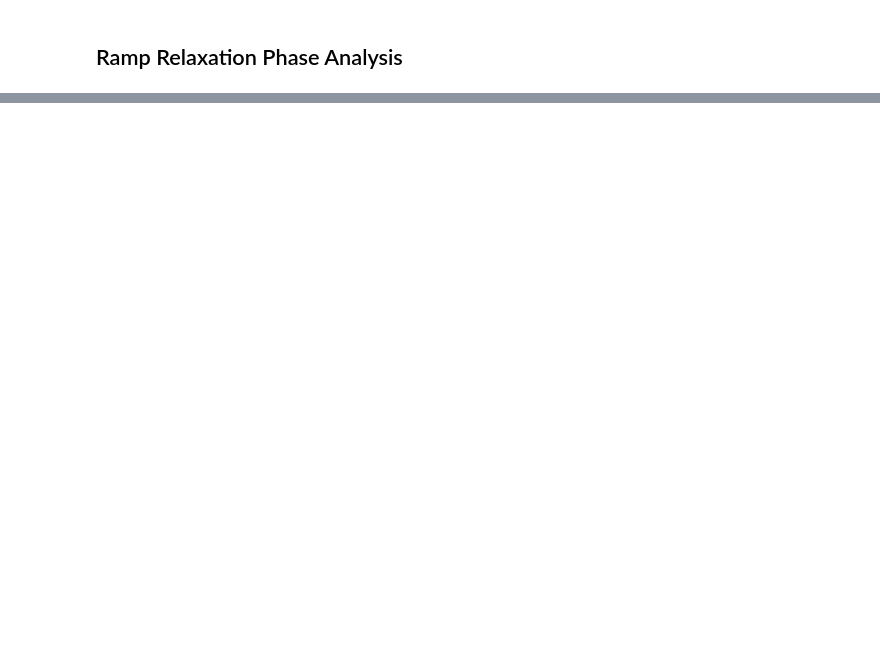
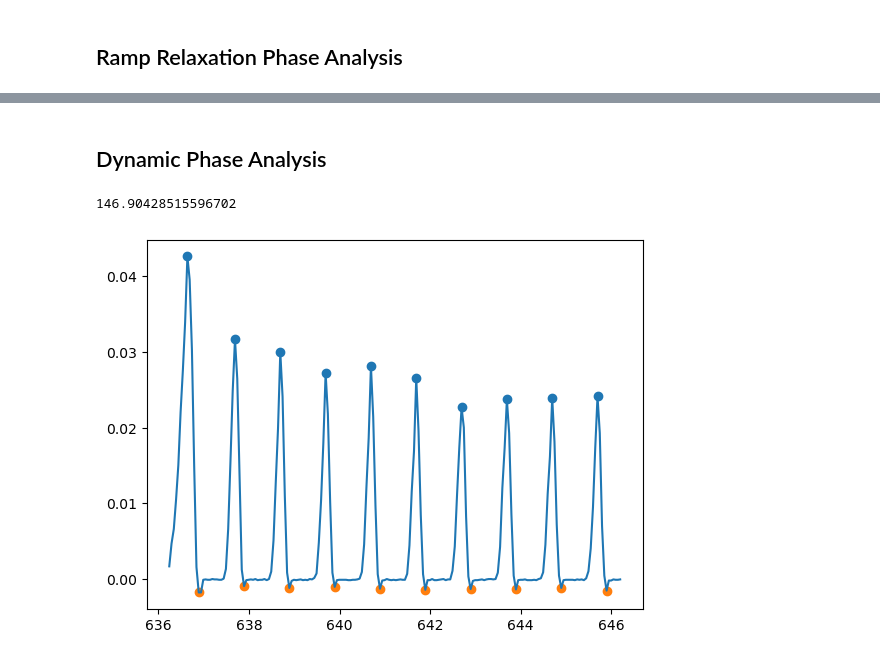
Before and after one commit to hagneeptatt/ramp-relaxation-mechanical-test-analysis, a Jupyter notebook: main_mech_test_analysis_notebook.ipynb, the cells around one changed output, grey strips where cells are left out. Cells and saved outputs as stored; diff of their text form; code cells hidden in the pictures; blank space fills up the shorter version.

```diff
--- a/main_mech_test_analysis_notebook.ipynb
+++ b/main_mech_test_analysis_notebook.ipynb
@@ -151,0 +149,25 @@ t_relax =  t_50 - t_relax_start
+# %% [markdown]
+## Dynamic Phase Analysis
+# %%
+dyn_peaks_idx, _ = find_peaks(dyn_df['Stress'], distance=15)
+dyn_troughs_idx, _ = find_peaks(-dyn_df['Stress'], distance=15)
+
+dyn_peaks = dyn_df['Stress'].iloc[dyn_peaks_idx]
+
+dyn_troughs = dyn_df['Stress'].iloc[dyn_troughs_idx]
+
+dyn_peak_mean = dyn_peaks.mean()
+
+dyn_trough_mean = dyn_troughs.mean()
+
+dyn_modulus = (dyn_peak_mean - dyn_trough_mean) / 0.2
+
+print(dyn_modulus * 1000)
+
+plt.plot(dyn_df['Elapsed Time'], dyn_df['Stress'])
+plt.scatter(dyn_df['Elapsed Time'].iloc[dyn_peaks_idx] ,dyn_df['Stress'].iloc[dyn_peaks_idx])
+plt.scatter(dyn_df['Elapsed Time'].iloc[dyn_troughs_idx] ,dyn_df['Stress'].iloc[dyn_troughs_idx])
+plt.show()
+# %% [output]
+146.90428515596702
+[figure, added]
```
Also changed, not shown: parts of 4 cells of this notebook, 2 other files.
